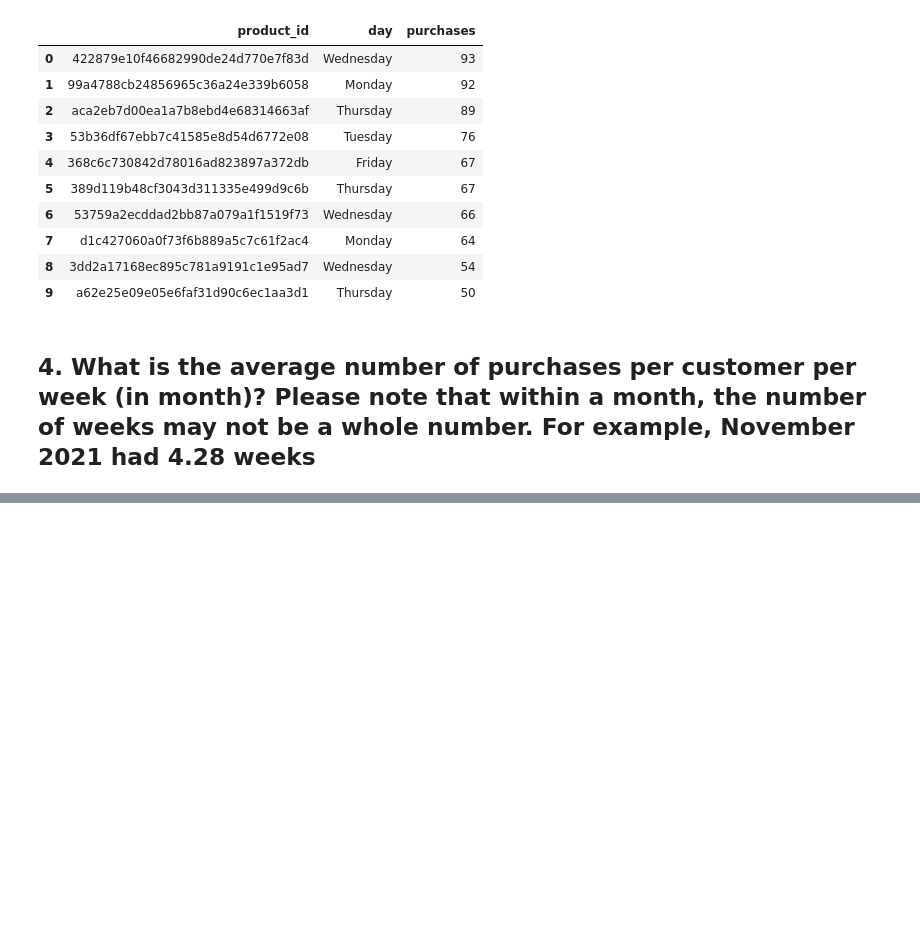
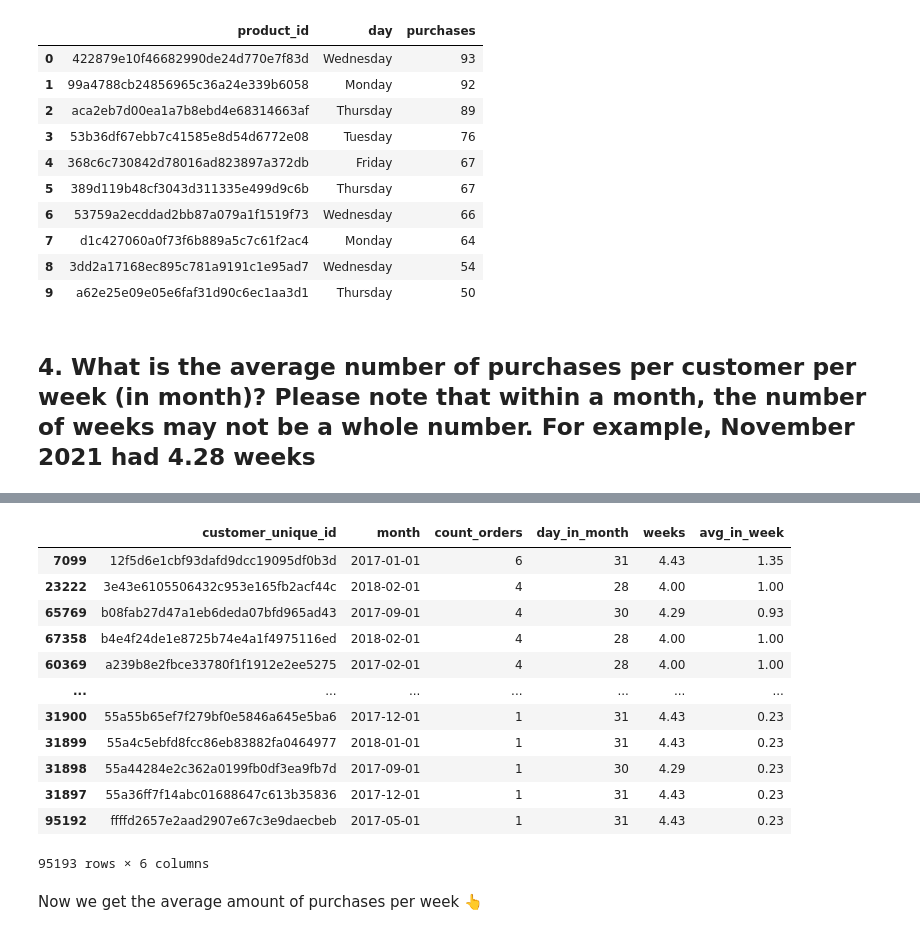
Before and after one commit to agolovini/data_analytics_kc_projects, a Jupyter notebook: _ecommerce_project_rfm_cohort/project_ecommerce_rfm_cohort.ipynb, the cells around one changed output, grey strips where cells are left out. Drawn from its saved outputs; the diff is of its cells as text; code cells hidden in the pictures; blank space fills up the shorter version.

```diff
--- a/_ecommerce_project_rfm_cohort/project_ecommerce_rfm_cohort.ipynb
+++ b/_ecommerce_project_rfm_cohort/project_ecommerce_rfm_cohort.ipynb
@@ -399,0 +413,5 @@ day_of_week.sort_values(ascending = False).reset_index(level=[1,2]).head(10).res
+# %%
+customers_and_orders2 = customers_and_orders[(customers_and_orders['order_purchase_timestamp'] > '2016-10-01') \
+                                           & (customers_and_orders['order_purchase_timestamp'] < '2018-09-30')]
+
+#отсекаем данные за неполный месяцы по аналогии со вторым заданием
@@ -399,0 +420,9 @@ day_of_week.sort_values(ascending = False).reset_index(level=[1,2]).head(10).res
+# %%
+customers_and_orders2['month'] = customers_and_orders2.order_purchase_timestamp.to_numpy().astype('datetime64[M]')
+# %%
+customers_and_orders2 = (customers_and_orders2.query('order_status == "delivered"')
+                                .groupby(['customer_unique_id', 'month'], as_index=False)
+                                .agg({'order_id':'count'})
+                                .rename(columns={'order_id':'count_orders'})
+                                .sort_values('count_orders', ascending = False)
+                                )
@@ -399,0 +431,22 @@ day_of_week.sort_values(ascending = False).reset_index(level=[1,2]).head(10).res
+# %%
+# dt.days_in_month shows how many days in month
+customers_and_orders2['day_in_month'] = customers_and_orders2.month.dt.days_in_month
+customers_and_orders2['weeks'] = (customers_and_orders2.day_in_month / 7).round(2)
+customers_and_orders2['avg_in_week'] = round((customers_and_orders2.count_orders / customers_and_orders2.weeks), 2)
+customers_and_orders2
+# %% [output]
+|  | customer_unique_id | month | count_orders | day_in_month | weeks | avg_in_week |
+| 7099 | 12f5d6e1cbf93dafd9dcc19095df0b3d | 2017-01-01 | 6 | 31 | 4.43 | 1.35 |
+| 23222 | 3e43e6105506432c953e165fb2acf44c | 2018-02-01 | 4 | 28 | 4.00 | 1.00 |
+| 65769 | b08fab27d47a1eb6deda07bfd965ad43 | 2017-09-01 | 4 | 30 | 4.29 | 0.93 |
+| 67358 | b4e4f24de1e8725b74e4a1f4975116ed | 2018-02-01 | 4 | 28 | 4.00 | 1.00 |
+| 60369 | a239b8e2fbce33780f1f1912e2ee5275 | 2017-02-01 | 4 | 28 | 4.00 | 1.00 |
+| ... | ... | ... | ... | ... | ... | ... |
+| 31900 | 55a55b65ef7f279bf0e5846a645e5ba6 | 2017-12-01 | 1 | 31 | 4.43 | 0.23 |
+| 31899 | 55a4c5ebfd8fcc86eb83882fa0464977 | 2018-01-01 | 1 | 31 | 4.43 | 0.23 |
+| 31898 | 55a44284e2c362a0199fb0df3ea9fb7d | 2017-09-01 | 1 | 30 | 4.29 | 0.23 |
+| 31897 | 55a36ff7f14abc01688647c613b35836 | 2017-12-01 | 1 | 31 | 4.43 | 0.23 |
+| 95192 | ffffd2657e2aad2907e67c3e9daecbeb | 2017-05-01 | 1 | 31 | 4.43 | 0.23 |
+95193 rows × 6 columns
+# %% [markdown]
+Now we get the average amount of purchases per week 👆
```
Also changed, not shown: parts of 6 cells of this notebook, 2 other files.
